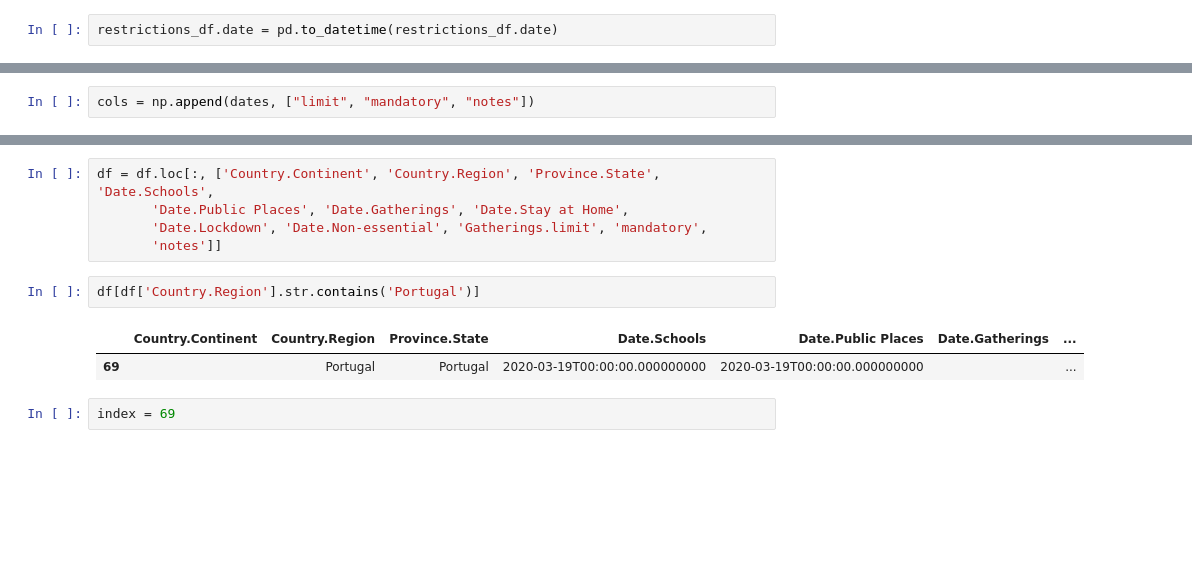
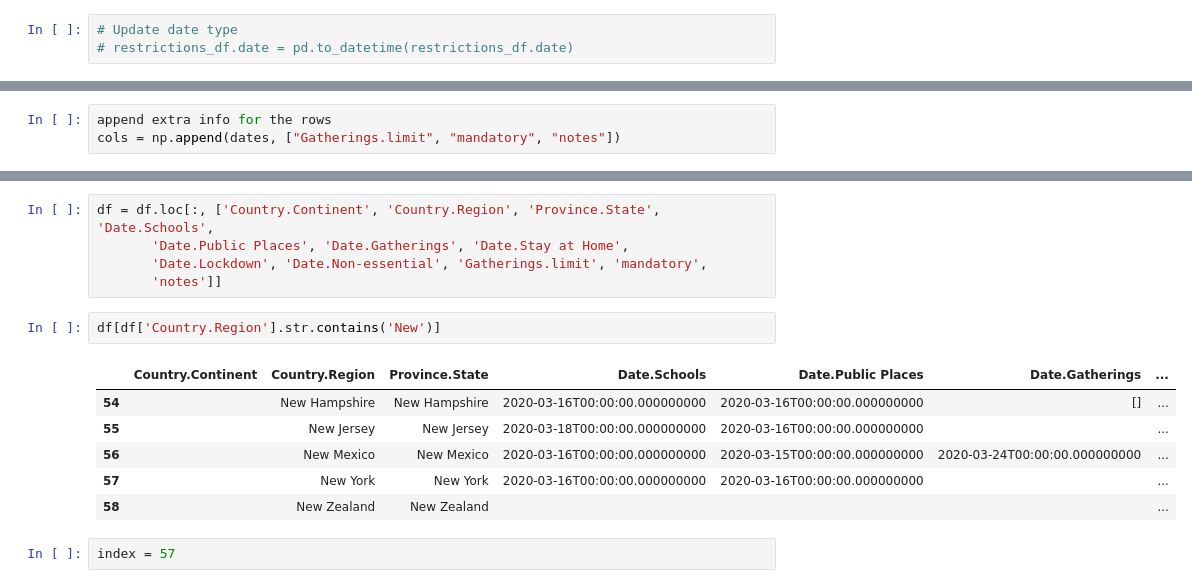
Before and after one commit to TheoVerhelst/ulb-mlg-time-series-impact, a Jupyter notebook: DataProcessingPython.ipynb, the cells around one changed output, grey strips where cells are left out. Drawn from its saved outputs; the diff is of its cells as text; blank space fills up the shorter version.

Commit message:
added last version of restrictions dataset

```diff
--- a/DataProcessingPython.ipynb
+++ b/DataProcessingPython.ipynb
@@ -9,4 +8,5 @@ restrictions_df = pd.read_csv('data/Kaggle_CountryInfo/restrictions.csv').fillna
 restrictions_df.loc[:,'type'] = 'Date.' + restrictions_df.loc[:,'type'].astype(str)
 # %%
-restrictions_df.date = pd.to_datetime(restrictions_df.date)
+# Update date type
+# restrictions_df.date = pd.to_datetime(restrictions_df.date)
 # %%
@@ -13,7 +14,8 @@ restrictions_df.date = pd.to_datetime(restrictions_df.date)
 countries = restrictions_df.country_region.unique()
 dates = restrictions_df.type.unique()
 # %%
-cols = np.append(dates, ["limit", "mandatory", "notes"])
+append extra info for the rows
+cols = np.append(dates, ["Gatherings.limit", "mandatory", "notes"])
 # %%
 # Create new dataframe
 df = pd.DataFrame(index=countries, columns=cols)
@@ -67,12 +70,16 @@ df = df.loc[:, ['Country.Continent', 'Country.Region', 'Province.State', 'Date.S
        'Date.Lockdown', 'Date.Non-essential', 'Gatherings.limit', 'mandatory',
        'notes']]
 # %%
-df[df['Country.Region'].str.contains('Portugal')]
+df[df['Country.Region'].str.contains('New')]
 # %% [output]
 |  | Country.Continent | Country.Region | Province.State | Date.Schools | Date.Public Places | Date.Gatherings | ... |
-| 69 |  | Portugal | Portugal | 2020-03-19T00:00:00.000000000 | 2020-03-19T00:00:00.000000000 |  | ... |
+| 54 |  | New Hampshire | New Hampshire | 2020-03-16T00:00:00.000000000 | 2020-03-16T00:00:00.000000000 | [] | ... |
+| 55 |  | New Jersey | New Jersey | 2020-03-18T00:00:00.000000000 | 2020-03-16T00:00:00.000000000 |  | ... |
+| 56 |  | New Mexico | New Mexico | 2020-03-16T00:00:00.000000000 | 2020-03-15T00:00:00.000000000 | 2020-03-24T00:00:00.000000000 | ... |
+| 57 |  | New York | New York | 2020-03-16T00:00:00.000000000 | 2020-03-16T00:00:00.000000000 |  | ... |
+| 58 |  | New Zealand | New Zealand |  |  |  | ... |
 # %%
-index = 69
+index = 57
 # %%
 df.loc[index, :]
 # %% [output]
```
Also changed, not shown: parts of 12 cells of this notebook, 4 other files.
